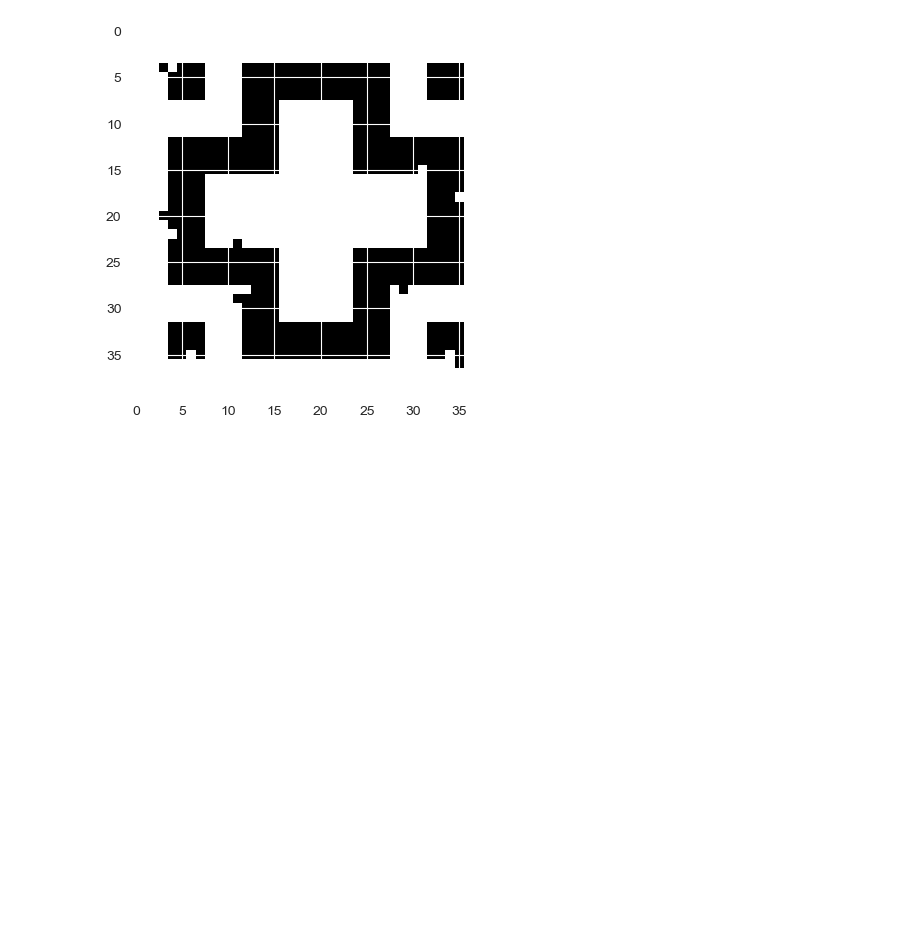
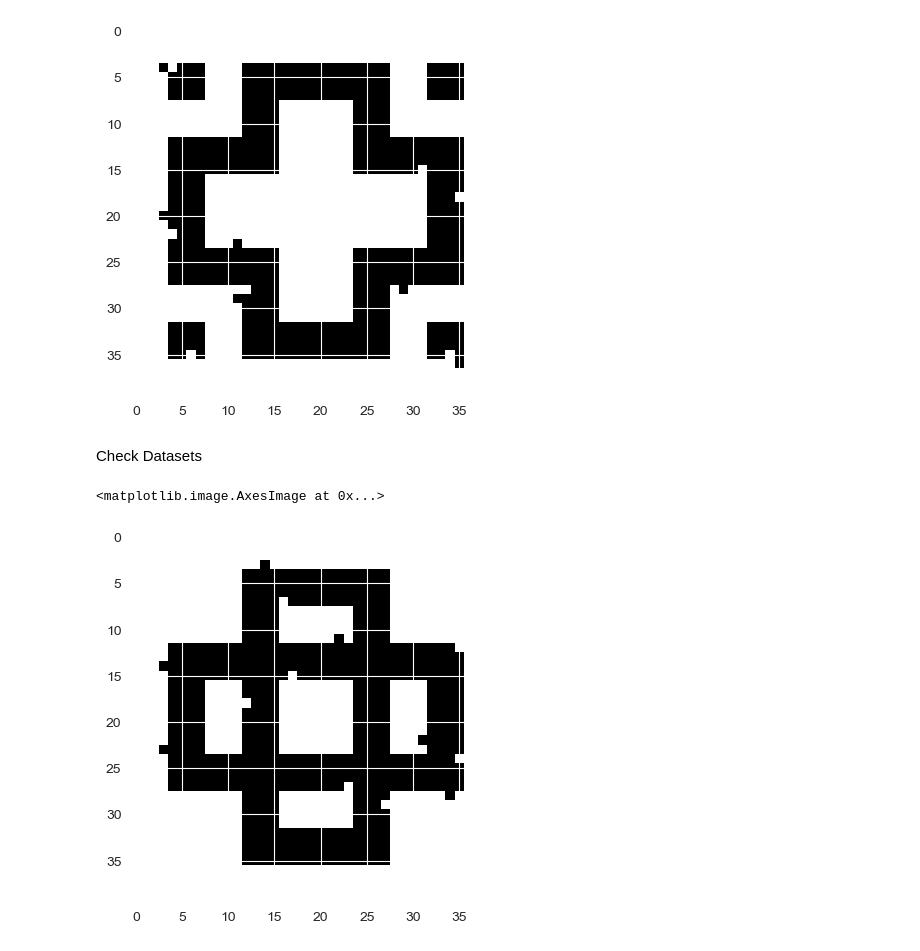
Before and after one commit to trutheresy/UQ-2D-Metamaterials, a Jupyter notebook: geometry_generation.ipynb, the cells around one changed output. Cells and saved outputs as stored; diff of their text form; code cells hidden in the pictures; blank space fills up the shorter version.

```diff
--- a/geometry_generation.ipynb
+++ b/geometry_generation.ipynb
@@ -558,3 +558,16 @@ plt.imshow(geo_fp_mc['mc_10000'][-200], cmap='gray_r')
 # %% [output]
 <matplotlib.image.AxesImage at 0x...>
 [figure]
+# %% [markdown]
+Check Datasets
+# %%
+from pathlib import Path
+
+path = Path("gaussian 6+1 inputs quadrature rule study/fp_matrices_pd_3_geos.mat")
+
+data = sio.loadmat(path)
+# %%
+plt.imshow(data['pd_2_geos'][200], cmap='gray_r')
+# %% [output]
+<matplotlib.image.AxesImage at 0x...>
+[figure, added]
```
